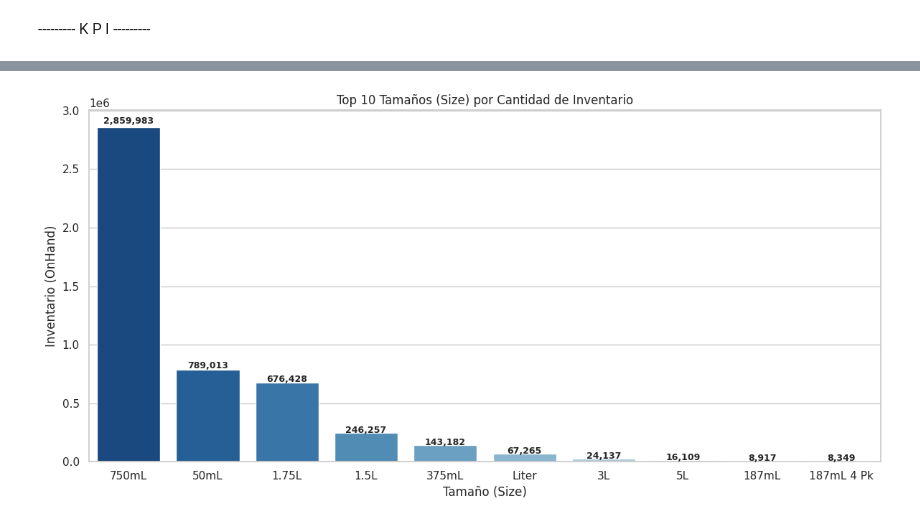
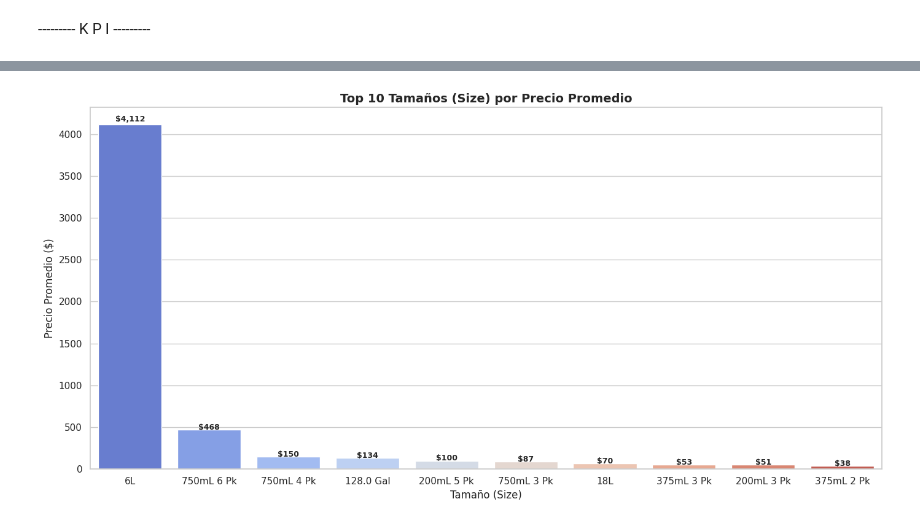
Before and after one commit to RaksoIngenieria/Data-Analytics, a Jupyter notebook: EDA_AromasDelValle.ipynb, the cells around one changed output, grey strips where cells are left out. Drawn from its saved outputs; the diff is of its cells as text; code cells hidden in the pictures.

```diff
--- a/EDA_AromasDelValle.ipynb
+++ b/EDA_AromasDelValle.ipynb
@@ -314,24 +342,23 @@ plt.show()
 # %%
-# === Top 10 Size vs OnHand (Gráfico Vertical) ===
+# === Top 10 Tamaños por Precio Promedio con etiquetas dentro ===
 
-# Agrupar por tamaño (Size) y sumar inventario (onHand)
-top10_size_inventory = df.groupby('Size', as_index=False)['onHand'].sum()
-top10_size_inventory = top10_size_inventory.sort_values(by='onHand', ascending=False).head(10)
+# Calcular el precio promedio por tamaño (Size)
+top10_size_price = df.groupby('Size', as_index=False)['Price'].mean()
+top10_size_price = top10_size_price.sort_values(by='Price', ascending=False).head(10)
 
+# === Gráfico de barras vertical ===
+plt.figure(figsize=(14,7))
+sns.barplot(x='Size', y='Price', data=top10_size_price, palette='coolwarm', hue='Size', legend=False)
+plt.title("Top 10 Tamaños (Size) por Precio Promedio", fontsize=14, fontweight='bold')
+plt.xlabel("Tamaño (Size)", fontsize=12)
+plt.ylabel("Precio Promedio ($)", fontsize=12)
 
+# Agregar etiquetas con los valores en cada barra
+for index, value in enumerate(top10_size_price['Price']):
+    plt.text(index, value + (value * 0.01), f"${value:,.0f}", ha='center', fontsize=9, fontweight='bold')
 
-# Gráfico de barras vertical
-plt.figure(figsize=(12,6))
-sns.barplot(x='Size', y='onHand', data=top10_size_inventory, palette='Blues_r', hue='Size', legend=False)
-plt.title("Top 10 Tamaños (Size) por Cantidad de Inventario")
-plt.xlabel("Tamaño (Size)")
-plt.ylabel("Inventario (OnHand)")
-
-# Agregar etiquetas encima de cada barra
-for index, value in enumerate(top10_size_inventory['onHand']):
-    plt.text(index, value + (value * 0.01), f"{int(value):,}", ha='center', fontsize=9, fontweight='bold')
 
 plt.tight_layout()
 plt.show()
 # %% [output]
-[figure, old version]
+[figure, new version]
```
Also changed, not shown: parts of 3 cells of this notebook.
